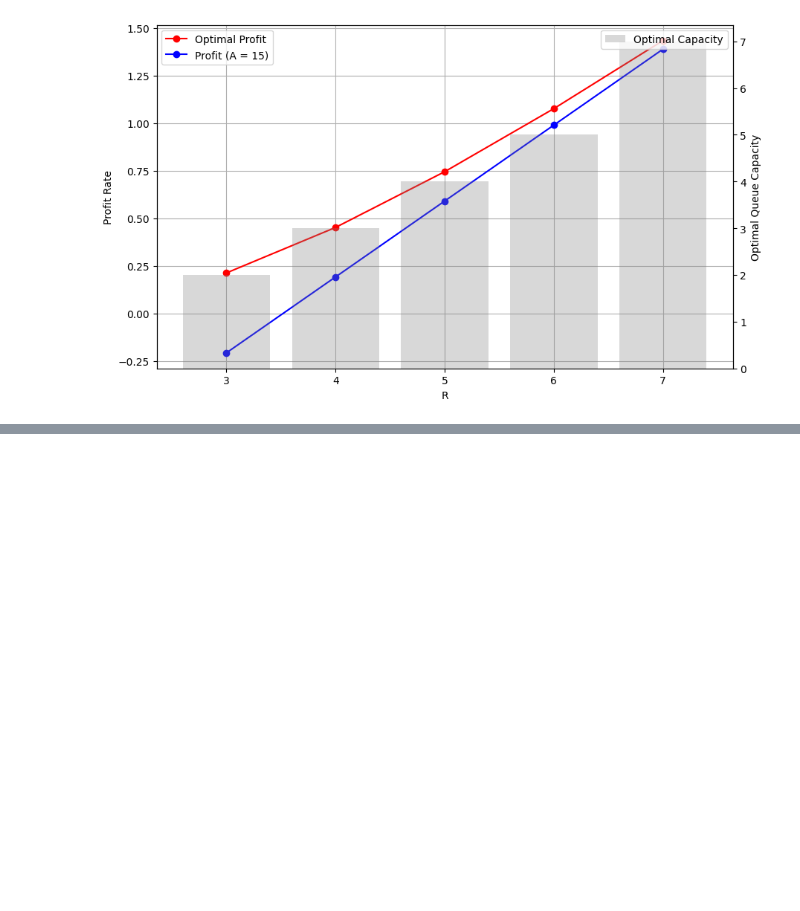
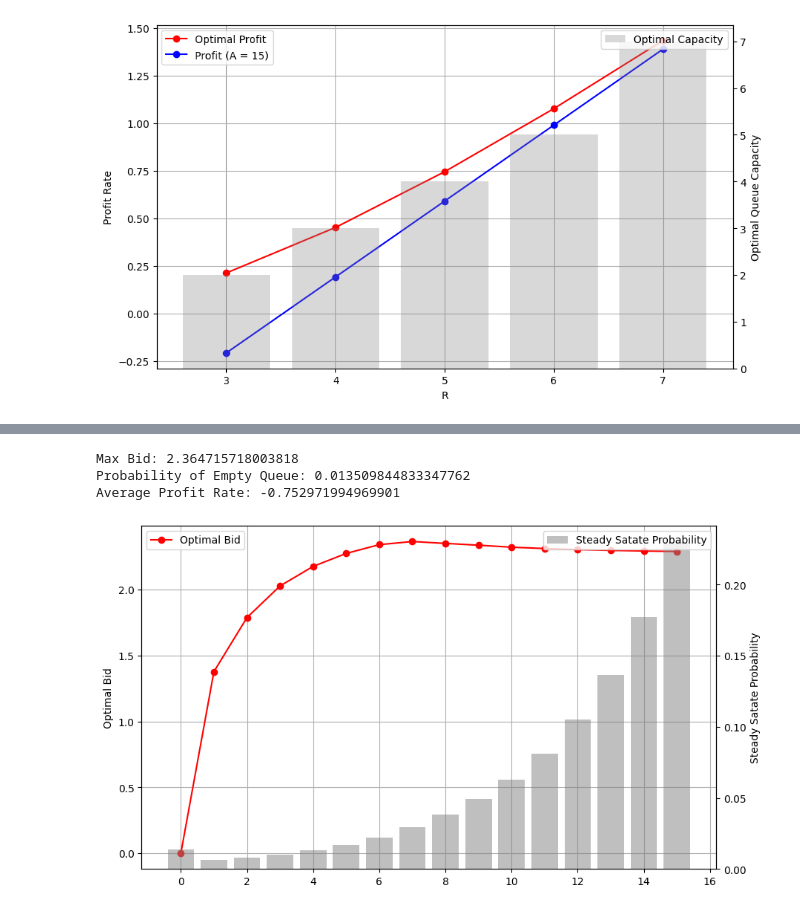
Before and after one commit to M1ngX/BUSS3627-Project, a Jupyter notebook: project.ipynb, the cells around one changed output, grey strips where cells are left out. Saved outputs shown, nothing was run; the diff lists cells and outputs as text; code cells hidden in the pictures; blank space fills up the shorter version.

```diff
--- a/project.ipynb
+++ b/project.ipynb
@@ -337,0 +417,9 @@ sensivity_analysis(r_list, param_name, max_A)
+# %%
+# Using a normal distribution for array_s
+array_s = np.concatenate([np.array([0]), stats.norm.pdf(np.arange(A), loc=A / 2, scale=1)])
+base_case_analysis(array_s, r, mu, c, lam, A, gamma)
+# %% [output]
+Max Bid: 2.364715718003818
+Probability of Empty Queue: 0.013509844833347762
+Average Profit Rate: -0.752971994969901
+[figure, added]
```
Also changed, not shown: parts of 12 cells of this notebook, 1 other file.
